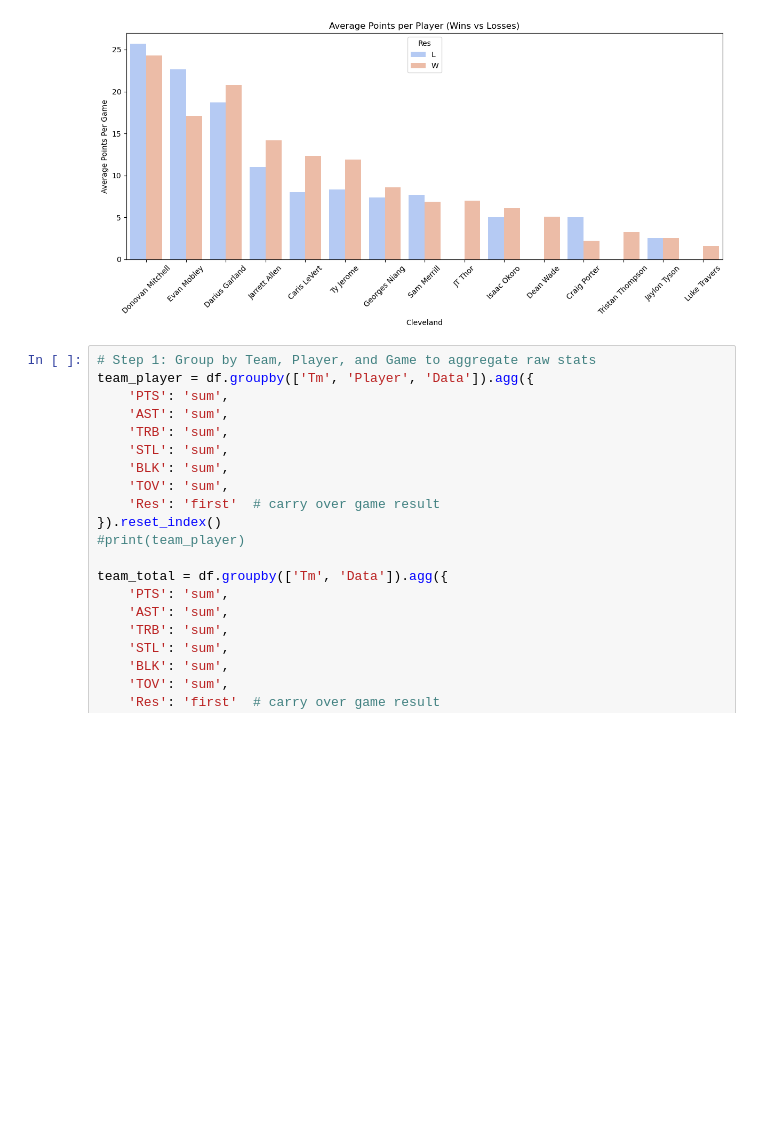
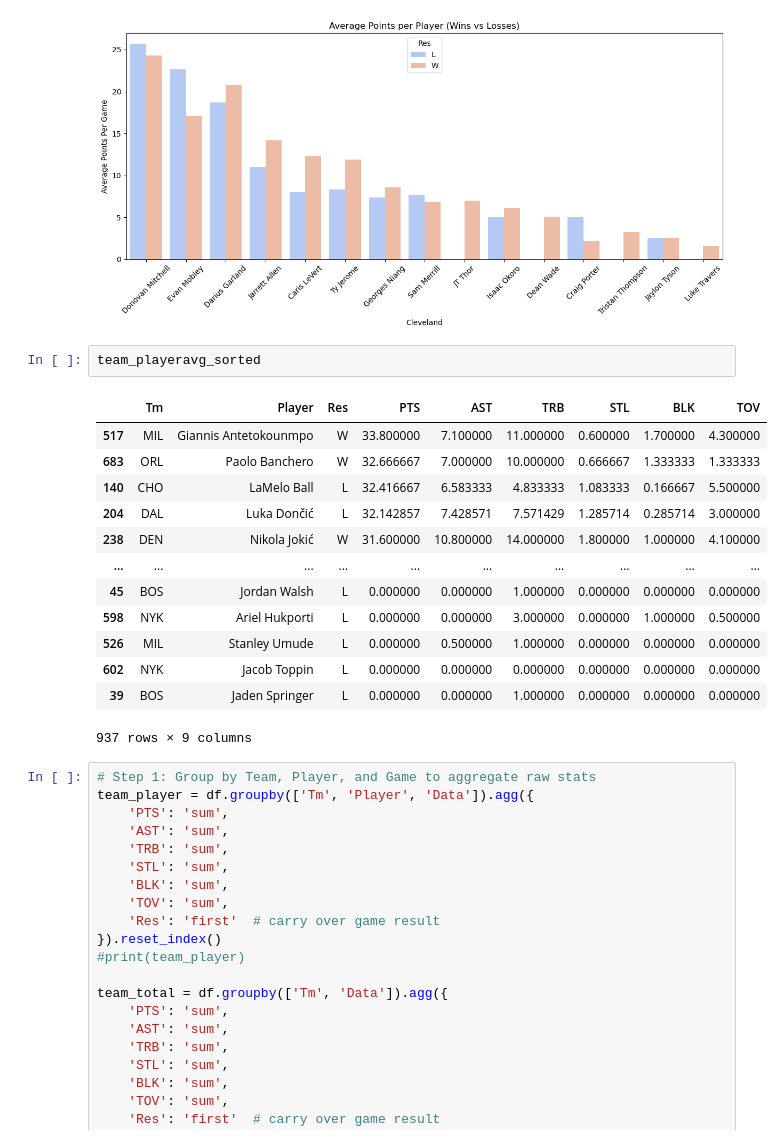
Before and after one commit to ryoka23/NYC-DS-Academy, a Jupyter notebook: Python Final Project.ipynb, the cells around one changed output. Saved outputs shown, nothing was run; the diff lists cells and outputs as text; blank space fills up the shorter version.

```diff
--- a/Python Final Project.ipynb
+++ b/Python Final Project.ipynb
@@ -590,6 +600,22 @@ plt.show()
 #The highest scoring players aren't as impactful in wins as the other role players. It truly is a team sport.
 # %% [output]
 [figure]
+# %%
+team_playeravg_sorted
+# %% [output]
+|  | Tm | Player | Res | PTS | AST | TRB | STL | BLK | TOV |
+| 517 | MIL | Giannis Antetokounmpo | W | 33.800000 | 7.100000 | 11.000000 | 0.600000 | 1.700000 | 4.300000 |
+| 683 | ORL | Paolo Banchero | W | 32.666667 | 7.000000 | 10.000000 | 0.666667 | 1.333333 | 1.333333 |
+| 140 | CHO | LaMelo Ball | L | 32.416667 | 6.583333 | 4.833333 | 1.083333 | 0.166667 | 5.500000 |
+| 204 | DAL | Luka Dončić | L | 32.142857 | 7.428571 | 7.571429 | 1.285714 | 0.285714 | 3.000000 |
+| 238 | DEN | Nikola Jokić | W | 31.600000 | 10.800000 | 14.000000 | 1.800000 | 1.000000 | 4.100000 |
+| ... | ... | ... | ... | ... | ... | ... | ... | ... | ... |
+| 45 | BOS | Jordan Walsh | L | 0.000000 | 0.000000 | 1.000000 | 0.000000 | 0.000000 | 0.000000 |
+| 598 | NYK | Ariel Hukporti | L | 0.000000 | 0.000000 | 3.000000 | 0.000000 | 1.000000 | 0.500000 |
+| 526 | MIL | Stanley Umude | L | 0.000000 | 0.500000 | 1.000000 | 0.000000 | 0.000000 | 0.000000 |
+| 602 | NYK | Jacob Toppin | L | 0.000000 | 0.000000 | 0.000000 | 0.000000 | 0.000000 | 0.000000 |
+| 39 | BOS | Jaden Springer | L | 0.000000 | 0.000000 | 1.000000 | 0.000000 | 0.000000 | 0.000000 |
+937 rows × 9 columns
 # %%
 # Step 1: Group by Team, Player, and Game to aggregate raw stats
 team_player = df.groupby(['Tm', 'Player', 'Data']).agg({
```
Also changed, not shown: parts of 3 cells of this notebook.
